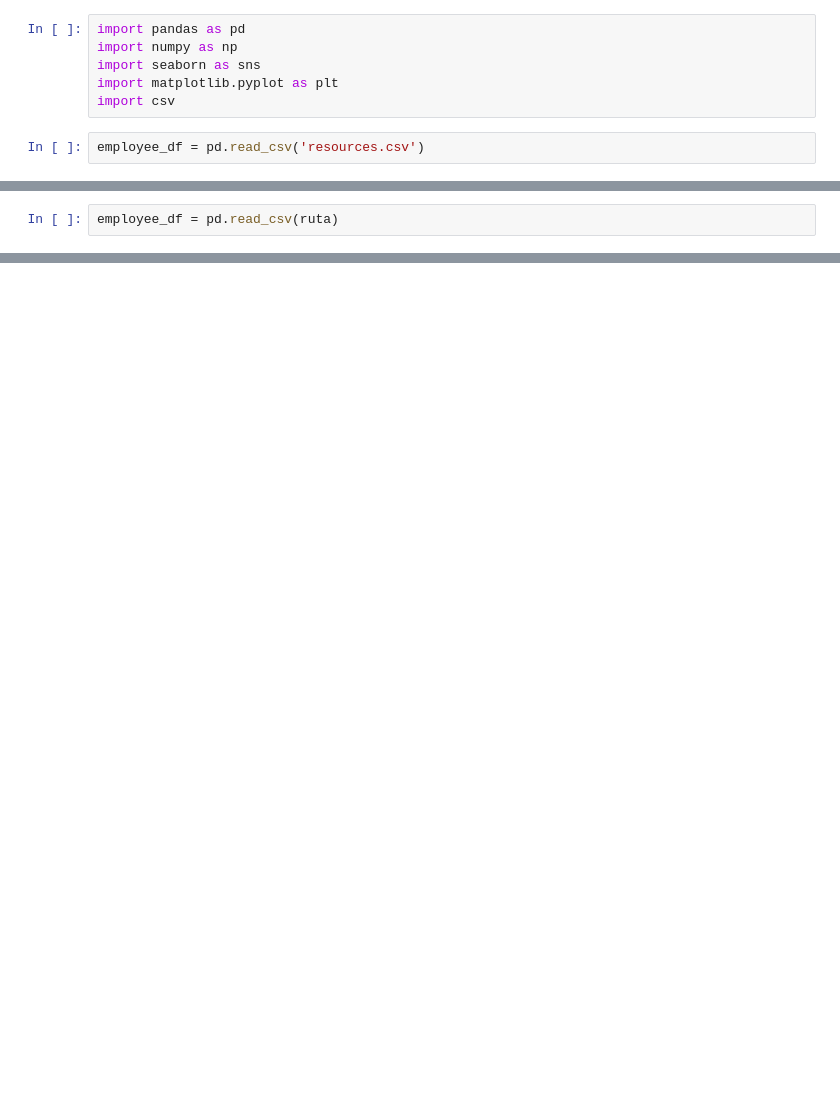
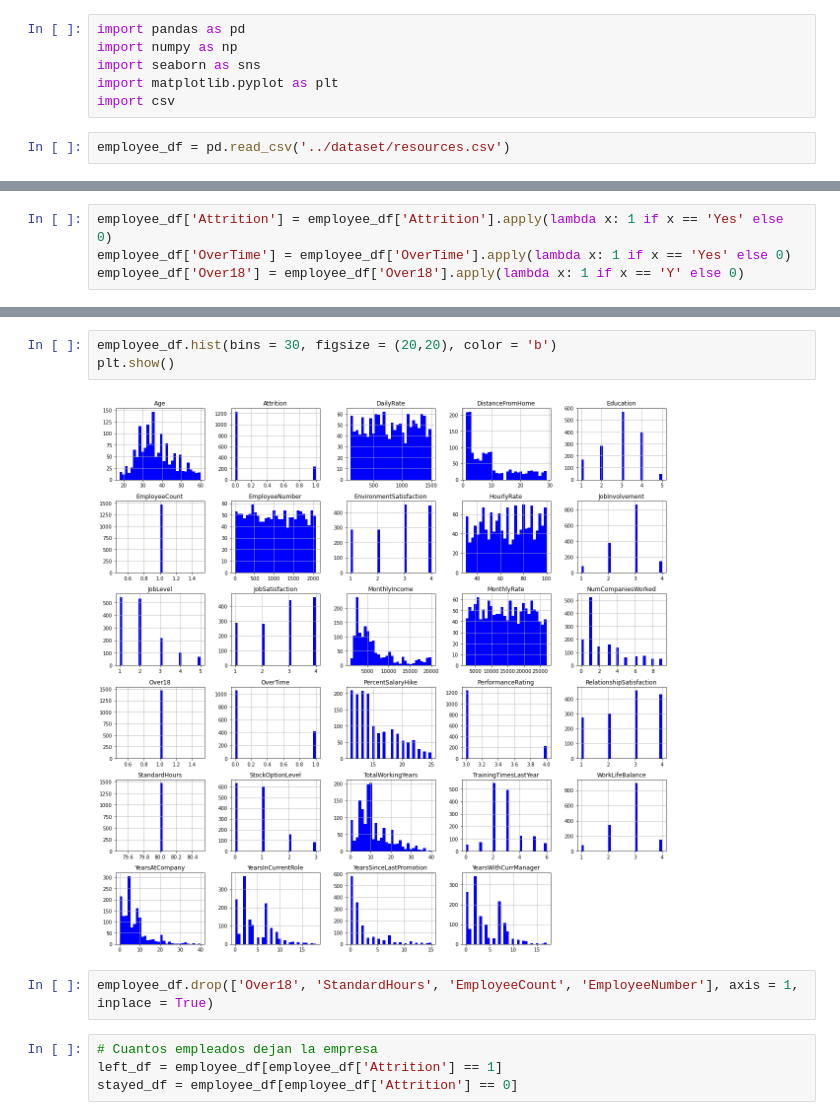
Before and after one commit to Ilhoeste/Human_Resources, a Jupyter notebook: human_Resources/notebook/Untitled.ipynb, the cells around one changed output, grey strips where cells are left out. Cells and saved outputs as stored; diff of their text form; blank space fills up the shorter version.

```diff
--- a/human_Resources/notebook/Untitled.ipynb
+++ b/human_Resources/notebook/Untitled.ipynb
@@ -5,4 +7,4 @@ import seaborn as sns
 import matplotlib.pyplot as plt
 import csv
 # %%
-employee_df = pd.read_csv('resources.csv')
+employee_df = pd.read_csv('../dataset/resources.csv')
@@ -11,2 +10,0 @@ ruta = '../human_Redataset/resources.csv'
-# %%
-employee_df = pd.read_csv(ruta)
@@ -14,0 +60,4 @@ FileNotFoundError: [Errno 2] No such file or directory: '../human_Resources/data
+# %%
+employee_df['Attrition'] = employee_df['Attrition'].apply(lambda x: 1 if x == 'Yes' else 0)
+employee_df['OverTime'] = employee_df['OverTime'].apply(lambda x: 1 if x == 'Yes' else 0)
+employee_df['Over18'] = employee_df['Over18'].apply(lambda x: 1 if x == 'Y' else 0)
@@ -14,0 +93,11 @@ FileNotFoundError: [Errno 2] No such file or directory: '../human_Resources/data
+# %%
+employee_df.hist(bins = 30, figsize = (20,20), color = 'b')
+plt.show()
+# %% [output]
+[figure, added]
+# %%
+employee_df.drop(['Over18', 'StandardHours', 'EmployeeCount', 'EmployeeNumber'], axis = 1, inplace = True)
+# %%
+# Cuantos empleados dejan la empresa
+left_df = employee_df[employee_df['Attrition'] == 1]
+stayed_df = employee_df[employee_df['Attrition'] == 0]
```
Also changed, not shown: parts of 24 cells of this notebook.
